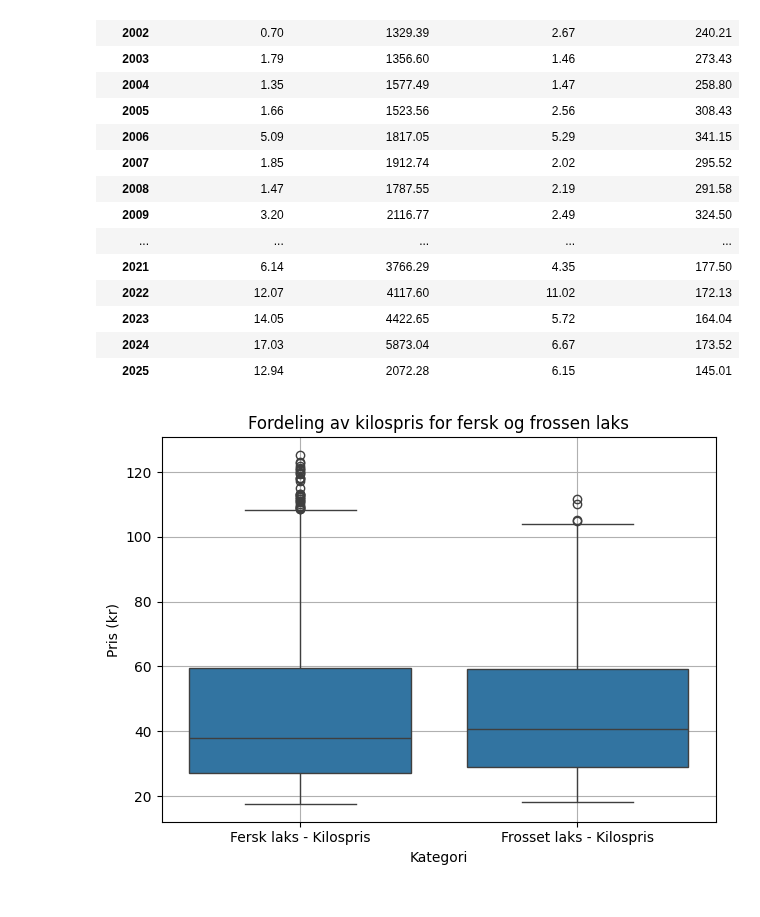
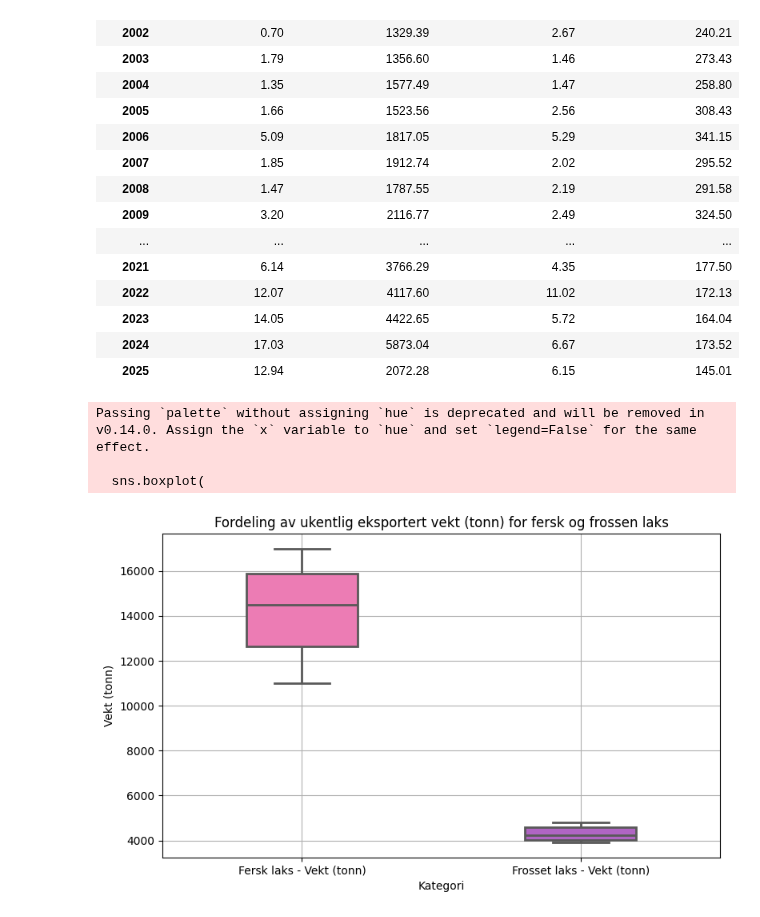
Before and after one commit to selmabn628/prosjekt-programmering, a Jupyter notebook: notebooks/Oppgave 4/Statistisk_dataanalyse_.ipynb, the cells around one changed output. Cells and saved outputs as stored; diff of their text form; code cells hidden in the pictures.

```diff
--- a/notebooks/Oppgave 4/Statistisk_dataanalyse_.ipynb
+++ b/notebooks/Oppgave 4/Statistisk_dataanalyse_.ipynb
@@ -261,28 +297,54 @@ for mål in ["Gjennomsnitt", "Median", "Standardavvik"]:
 | 2023 | 14.05 | 4422.65 | 5.72 | 164.04 |
 | 2024 | 17.03 | 5873.04 | 6.67 | 173.52 |
 | 2025 | 12.94 | 2072.28 | 6.15 | 145.01 |
-# %%
-"""
-Det kommer to bokser som viser fordelingen for kiloprisen av fersk og frossen laks.
-Man kan her se om prisen er stabil eller om det er store prisfroskjeller.
-
-"""
-
-
-import seaborn as sns
-import matplotlib.pyplot as plt
-
-# Lag "long" format for enklere plotting
-df_long = df_pivot[[
-    "Fersk laks - Kilospris",
-    "Frosset laks - Kilospris"
-]].melt(var_name="Kategori", value_name="Kilospris")
-
-sns.boxplot(data=df_long, x="Kategori", y="Kilospris")
-plt.title("Fordeling av kilospris for fersk og frossen laks")
-plt.ylabel("Pris (kr)")
-plt.grid(True)
-plt.tight_layout()
-plt.show()
-# %% [output]
-[figure, old version]
+# %%
+"""
+Boxplottet viser tydelig at fersk laks har et høyere og mer variert eksportvolum per uke enn frossen laks.
+Medianen ligger høyere, og boksen er bredere noe som indikerer større variasjon i vekten.
+Det er også flere uteliggere i den ferske kategorien, noe som kan skyldes høysesonger eller spesielle eksporttopper.
+"""
+
+
+import pandas as pd
+import seaborn as sns
+import matplotlib.pyplot as plt
+
+# Eksempeldata for boksplott over vekter – simulerer df_pivot med vektverdier
+# I faktisk bruk skal dette være din df_pivot med "Fersk laks - Vekt (tonn)" og "Frosset laks - Vekt (tonn)"
+# Her bruker vi dummydata bare for visuell demonstrasjon
+data = {
+    "Fersk laks - Vekt (tonn)": [12000, 13000, 15000, 11000, 16000, 17000, 12500, 14000, 15500, 16500],
+    "Frosset laks - Vekt (tonn)": [4000, 4500, 4800, 4300, 4100, 3900, 4700, 4600, 4200, 4000]
+}
+df_pivot_sim = pd.DataFrame(data)
+
+# Gjør dataen "long" for bruk i seaborn
+df_long_vekt = df_pivot_sim[[
+    "Fersk laks - Vekt (tonn)",
+    "Frosset laks - Vekt (tonn)"
+]].melt(var_name="Kategori", value_name="Vekt (tonn)")
+
+# Plot
+plt.figure(figsize=(8, 5))
+sns.boxplot(
+    data=df_long_vekt,
+    x="Kategori",
+    y="Vekt (tonn)",
+    width=0.4,
+    showfliers=True,
+    linewidth=2.0,
+    palette=["hotpink", "mediumorchid"]  # oransje og lys blå
+)
+
+
+
+
+plt.title("Fordeling av ukentlig eksportert vekt (tonn) for fersk og frossen laks")
+plt.grid(True)
+plt.tight_layout()
+plt.show()
+# %% [output]
+Passing `palette` without assigning `hue` is deprecated and will be removed in v0.14.0. Assign the `x` variable to `hue` and set `legend=False` for the same effect.
+
+  sns.boxplot(
+[figure, added]
```
Also changed, not shown: parts of 1 cell of this notebook, 1 other file.
